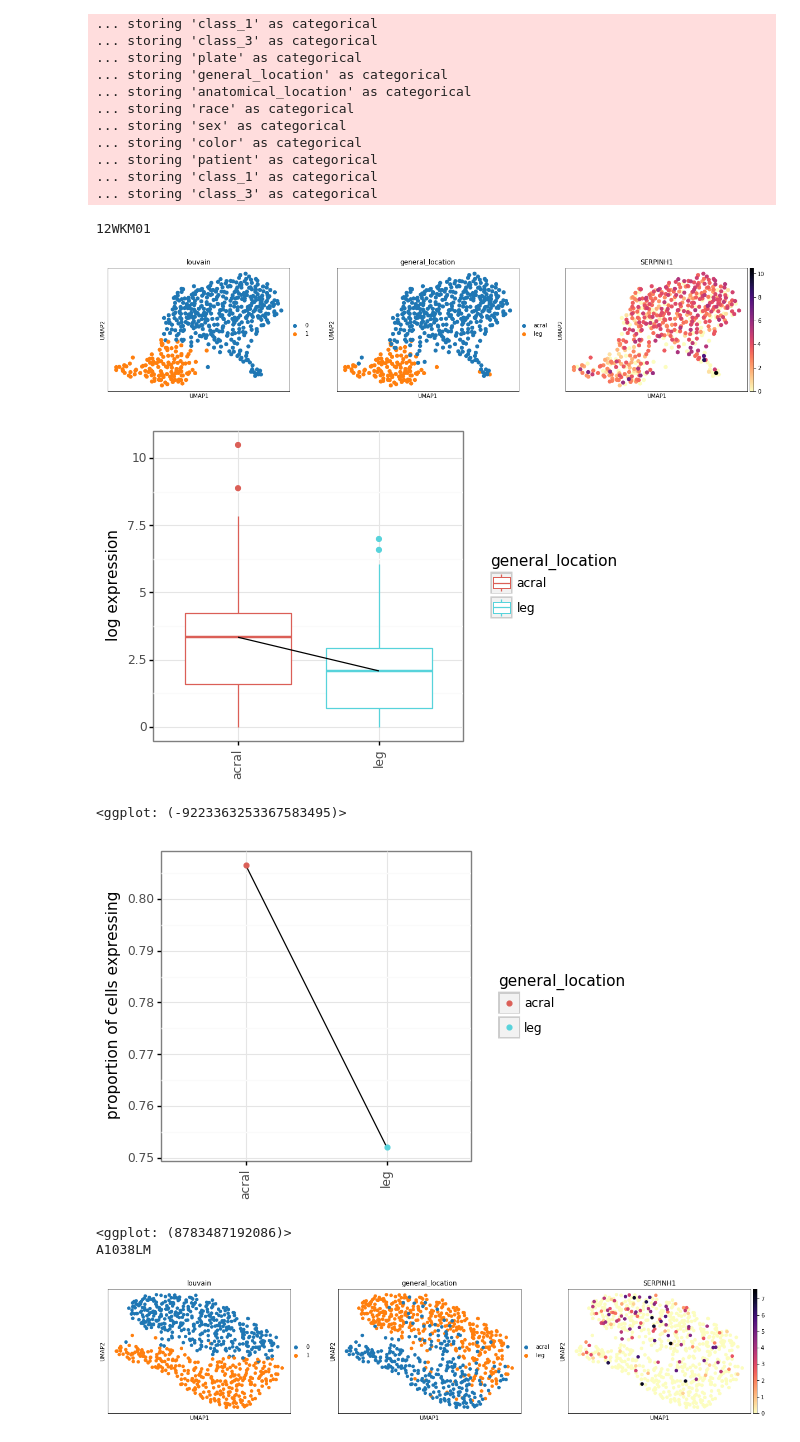
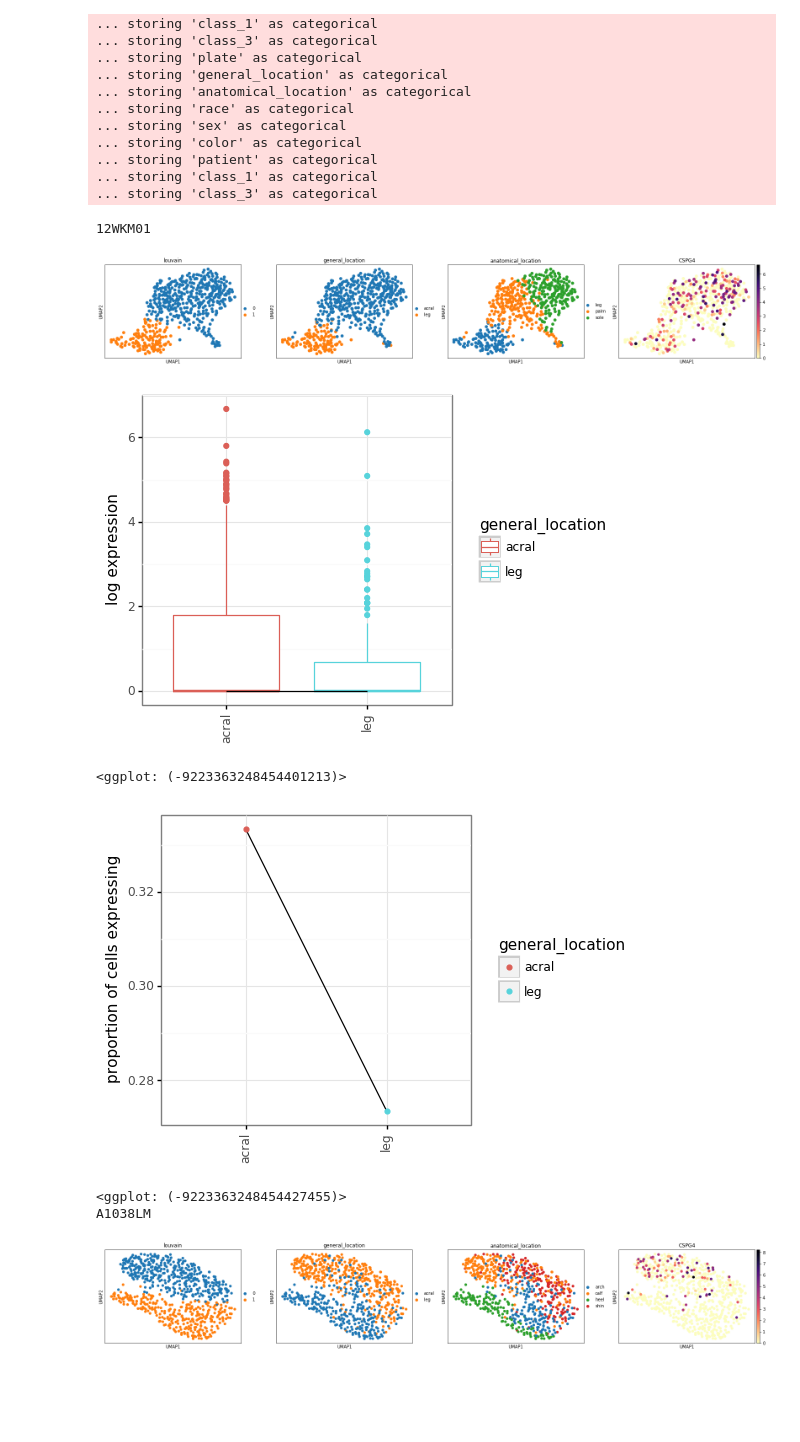
Before and after one commit to czbiohub/darmanis_group_DL_notebook, a Jupyter notebook: DL20190123_mel_aging_acral_analysis-PUBLIC.ipynb, the cells around one changed output. Drawn from its saved outputs; the diff is of its cells as text; code cells hidden in the pictures; blank space fills up the shorter version.

```diff
--- a/DL20190123_mel_aging_acral_analysis-PUBLIC.ipynb
+++ b/DL20190123_mel_aging_acral_analysis-PUBLIC.ipynb
@@ -105,39 +105,39 @@ for idx, patientOI in enumerate(patientOIs):
 ###############################################
 # Visualize clustering
 # This chuck displays UMAPS
 ###############################################
 ###############################################
 
 # Specify patients of interest
 patientOIs = ['12WKM01', 'A1038LM']
 
 # Specify gene of interest
-geneOI = 'SERPINH1'
+geneOI = 'CSPG4'
 
 # Specify grouping for expression analysis
 groupby = 'general_location'
 
 ###############################################
 
 for idx, patientOI in enumerate(patientOIs):
     print(patientOI)
-    exec(f'sc.pl.umap(adata_{patientOI}, color=["louvain","general_location", "{geneOI}"], cmap = "magma_r")')
+    exec(f'sc.pl.umap(adata_{patientOI}, color=["louvain","general_location","anatomical_location","{geneOI}"], cmap = "magma_r")')
 
     input_adata = eval(f'adata_{patientOI}')
     gene2plots(input_adata, geneOI, groupby)
 
 out = symbol2field(geneOI)
 output = [print(f'{idx}: ',
        x['query'],
        '\n',x['summary']) if ('summary' in x.keys()) else print(f'{idx}: ',
                                                                 x['query'],
                                                                 '\n','N/A') for idx, x in enumerate(out)]
 # %% [output]
 12WKM01
-[figure, old version]
+[figure, new version]
-[figure, old version]
+[figure, new version]
-<ggplot: (-9223363253367583495)>
+<ggplot: (-9223363248454401213)>
-[figure, old version]
+[figure, new version]
-<ggplot: (8783487192086)>
+<ggplot: (-9223363248454427455)>
 A1038LM
-[figure, old version]
+[figure, new version]
```
Also changed, not shown: parts of 1 cell of this notebook, 3 other files.
